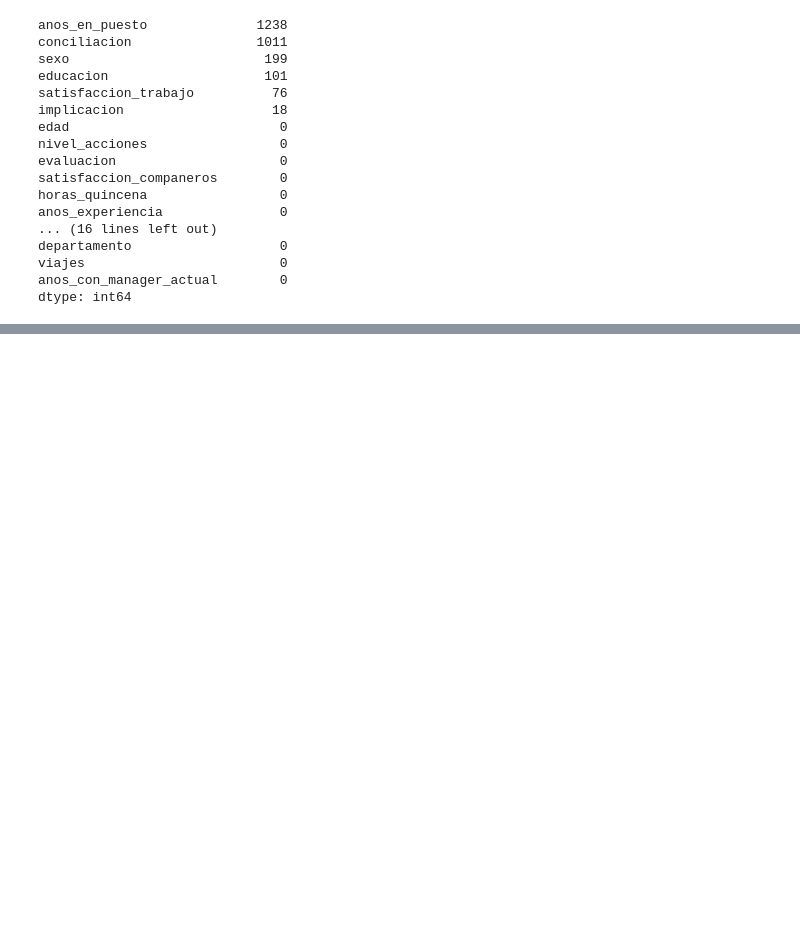
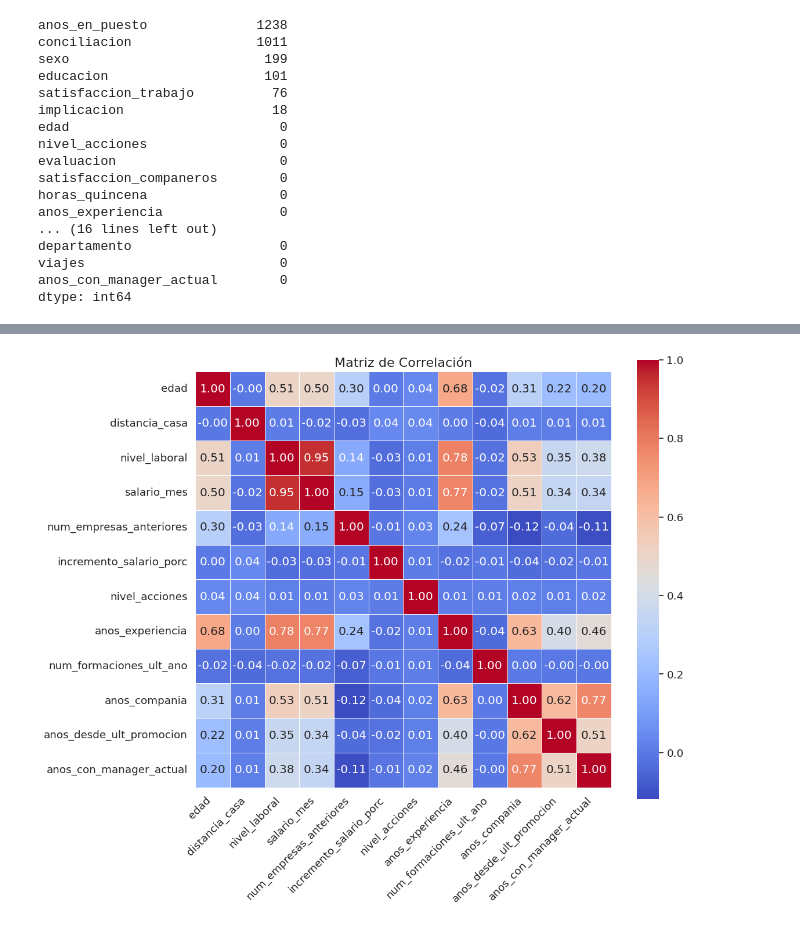
Before and after one commit to wilferalexander/Fuga_Empleados, a Jupyter notebook: Fuga_Empleados.ipynb, the cells around one changed output, grey strips where cells are left out. Drawn from its saved outputs; the diff is of its cells as text; code cells hidden in the pictures; blank space fills up the shorter version.

```diff
--- a/Fuga_Empleados.ipynb
+++ b/Fuga_Empleados.ipynb
@@ -199,0 +245,5 @@ plt.show()
+# %%
+df.drop(columns ='mayor_edad', inplace = True)
+df['educacion']= df['educacion'].fillna('Universitaria')
+df['satisfaccion_trabajo']= df['satisfaccion_trabajo'].fillna('Alta')
+df['implicacion'] = df['implicacion'].fillna('Alta')
@@ -199,0 +281,18 @@ plt.show()
+# %%
+# Filtrar las columnas numéricas
+df_numeric = df.select_dtypes('number')
+
+# Calcular la matriz de correlación
+correlation_matrix = df_numeric.corr()
+
+# Ajustes para mejorar la apariencia del gráfico
+plt.figure(figsize=(12, 10))
+sns.set(font_scale=1.2)  # Ajustar el tamaño de la fuente
+sns.heatmap(correlation_matrix, annot=True, cmap='coolwarm', fmt=".2f", linewidths=.5, square=True)
+plt.title('Matriz de Correlación', fontsize=16)
+plt.xticks(rotation=45, ha='right')  # Rotar las etiquetas del eje x para mejorar la legibilidad
+plt.yticks(rotation=0)  # Mantener las etiquetas del eje y en posición horizontal
+plt.tight_layout()  # Ajustar el diseño para evitar cortar etiquetas
+plt.show()
+# %% [output]
+[figure, added]
```
Also changed, not shown: parts of 56 cells of this notebook.
